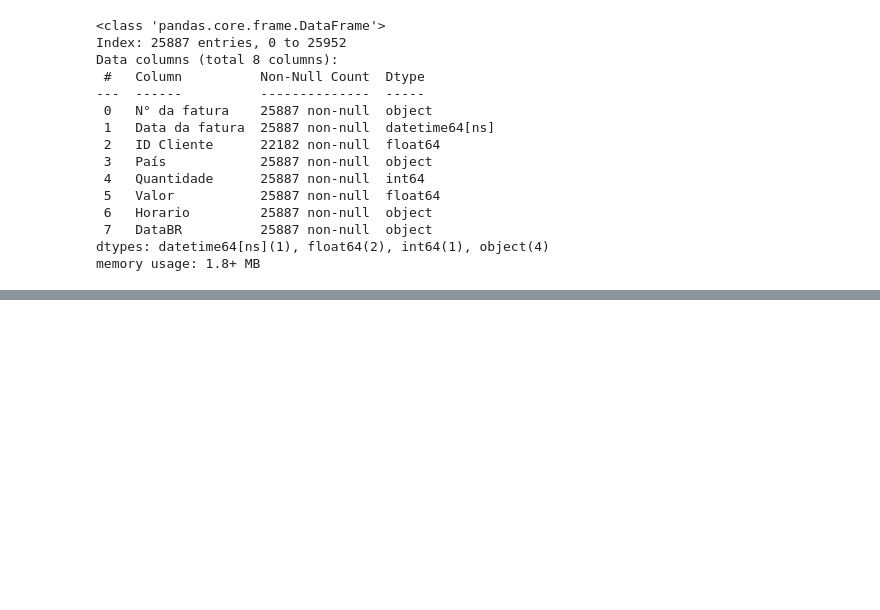
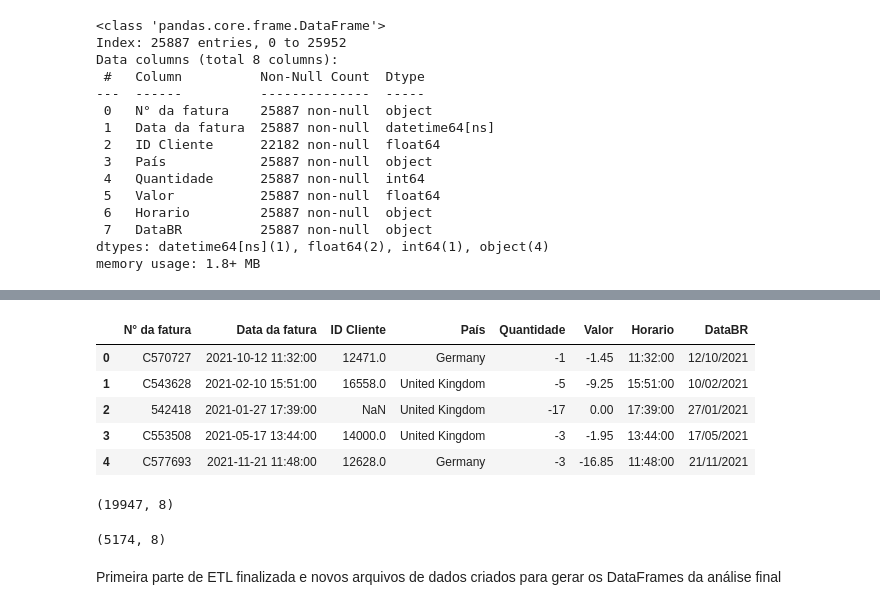
Before and after one commit to thaleswillreis/BI_Analysis-Sales, a Jupyter notebook: analise_de_vendas.ipynb, the cells around one changed output, grey strips where cells are left out. Cells and saved outputs as stored; diff of their text form; code cells hidden in the pictures; blank space fills up the shorter version.

```diff
--- a/analise_de_vendas.ipynb
+++ b/analise_de_vendas.ipynb
@@ -378,0 +500,20 @@ memory usage: 1.8+ MB
+# %%
+pedidos_devolvidos = pd.read_csv('Dados/pedidos-devolvidos.csv')
+pedidos_devolvidos.head(5)
+# %% [output]
+|  | N° da fatura | Data da fatura | ID Cliente | País | Quantidade | Valor | Horario | DataBR |
+| 0 | C570727 | 2021-10-12 11:32:00 | 12471.0 | Germany | -1 | -1.45 | 11:32:00 | 12/10/2021 |
+| 1 | C543628 | 2021-02-10 15:51:00 | 16558.0 | United Kingdom | -5 | -9.25 | 15:51:00 | 10/02/2021 |
+| 2 | 542418 | 2021-01-27 17:39:00 | NaN | United Kingdom | -17 | 0.00 | 17:39:00 | 27/01/2021 |
+| 3 | C553508 | 2021-05-17 13:44:00 | 14000.0 | United Kingdom | -3 | -1.95 | 13:44:00 | 17/05/2021 |
+| 4 | C577693 | 2021-11-21 11:48:00 | 12628.0 | Germany | -3 | -16.85 | 11:48:00 | 21/11/2021 |
+# %%
+analise_vendas.shape
+# %% [output]
+(19947, 8)
+# %%
+pedidos_devolvidos.shape
+# %% [output]
+(5174, 8)
+# %% [markdown]
+Primeira parte de ETL finalizada e novos arquivos de dados criados para gerar os DataFrames da análise final
```
Also changed, not shown: parts of 21 cells of this notebook.
